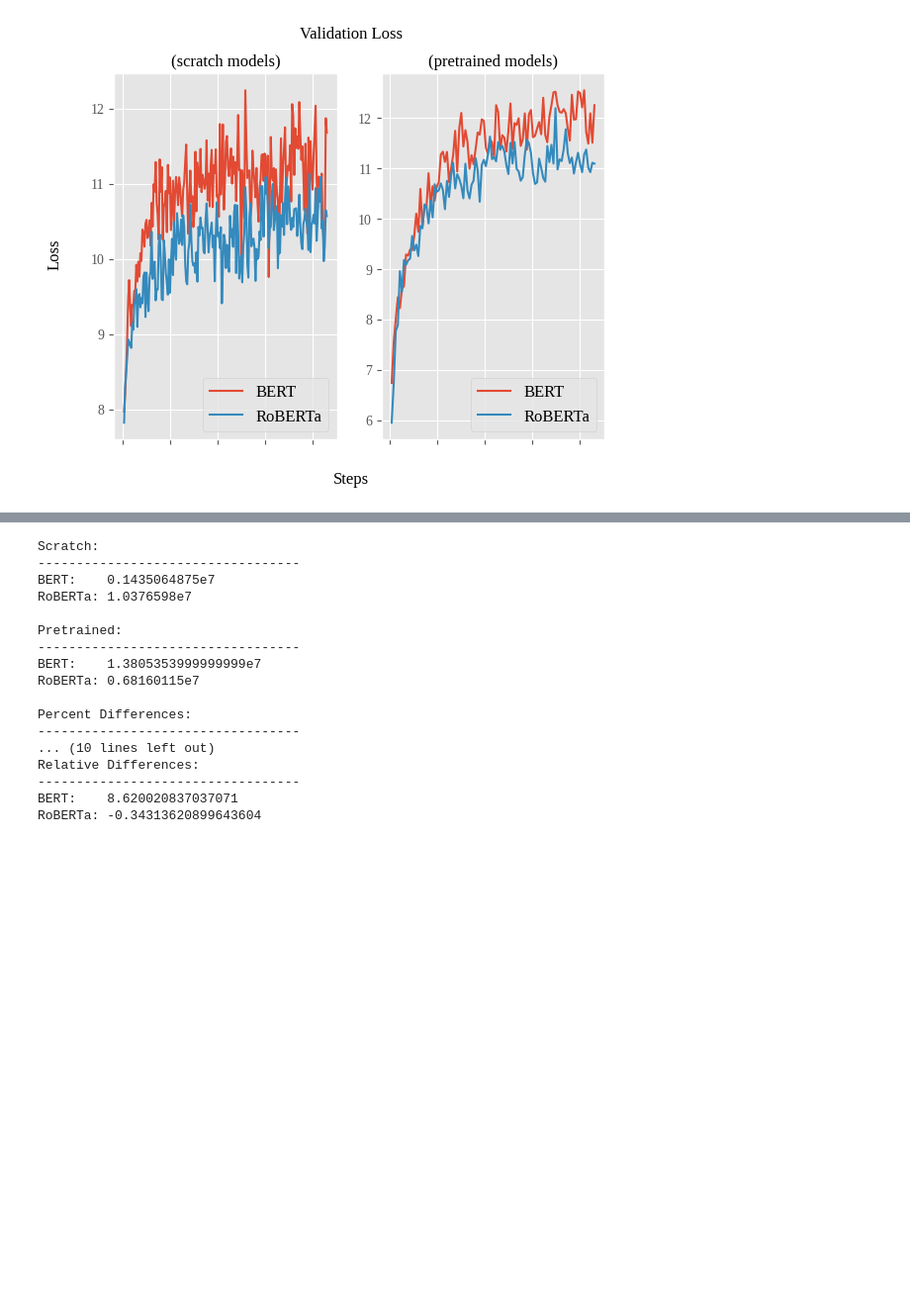
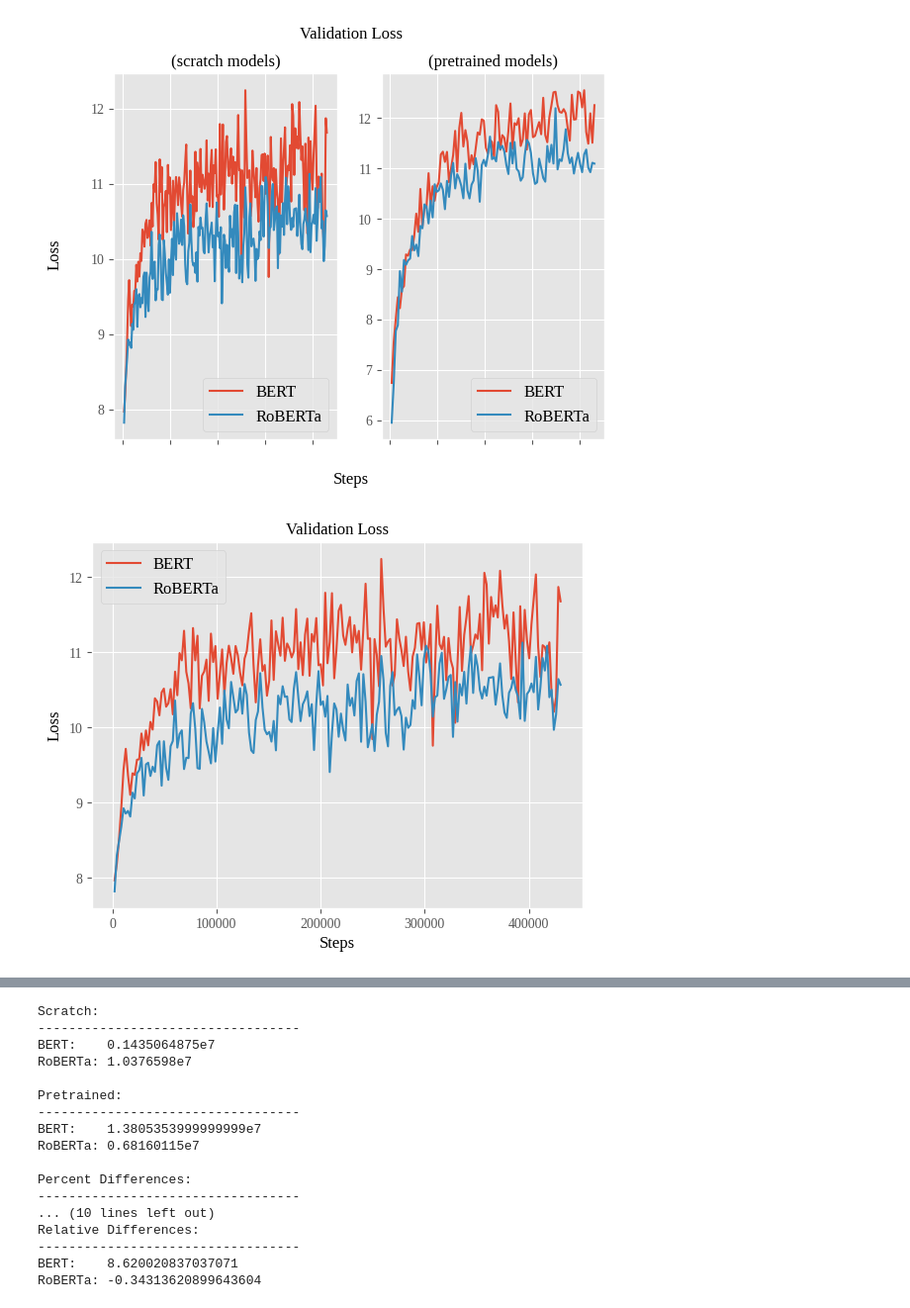
Before and after one commit to AVanDeBrook/msece-thesis, a Jupyter notebook: source/training_plots.ipynb, the cells around one changed output, grey strips where cells are left out. Shown: that part at 99% size. Cells and saved outputs as stored; diff of their text form; code cells hidden in the pictures; blank space fills up the shorter version.

```diff
--- a/source/training_plots.ipynb
+++ b/source/training_plots.ipynb
@@ -294,12 +306,16 @@ v18_valid_events = [(ev.step, ev.value) for ev in v18.Scalars("val_loss")]
 valid_stats = {
     "v12_step": [],
     "v12_loss": [],
+    "v12_ppl": [],
     "v13_step": [],
     "v13_loss": [],
+    "v13_ppl": [],
     "v15_step": [],
     "v15_loss": [],
+    "v15_ppl": [],
     "v18_step": [],
-    "v18_loss": []
+    "v18_loss": [],
+    "v18_ppl": [],
 }
 
 for step, value in v12_valid_events:
@@ -317,6 +333,23 @@ for step, value in v15_valid_events:
 for step, value in v18_valid_events:
     valid_stats["v18_step"].append(step)
     valid_stats["v18_loss"].append(value)
+
+v12_valid_events = [(ev.step, ev.value) for ev in v12.Scalars("val_ppl")]
+v13_valid_events = [(ev.step, ev.value) for ev in v13.Scalars("val_ppl")]
+v15_valid_events = [(ev.step, ev.value) for ev in v15.Scalars("val_ppl")]
+v18_valid_events = [(ev.step, ev.value) for ev in v18.Scalars("val_ppl")]
+
+for step, value in v12_valid_events:
+    valid_stats["v12_ppl"].append(value)
+
+for step, value in v13_valid_events:
+    valid_stats["v13_ppl"].append(value)
+
+for step, value in v15_valid_events:
+    valid_stats["v15_ppl"].append(value)
+
+for step, value in v18_valid_events:
+    valid_stats["v18_ppl"].append(value)
 # %%
 fig, ax = plt.subplots(1, 2)
 
@@ -341,3 +374,16 @@ ax[1].legend(prop={"family": "liberation serif", "weight": "normal", "size": 12}
 plt.show()
 # %% [output]
 [figure]
+# %%
+plt.plot(valid_stats["v12_step"], valid_stats["v12_loss"], label="BERT")
+plt.plot(valid_stats["v13_step"], valid_stats["v13_loss"], label="RoBERTa")
+plt.ylabel("Loss", fontdict=font)
+plt.xlabel("Steps", fontdict=font)
+plt.title("Validation Loss", fontdict=font)
+plt.tick_params(labelfontfamily="liberation serif")
+plt.legend(prop={"family": "liberation serif", "weight": "normal", "size": 12})
+
+plt.savefig("../thesis/figures/scratch_validation_loss.png", format="png")
+plt.show()
+# %% [output]
+[figure, added]
```
Also changed, not shown: parts of 7 cells of this notebook, 12 other files.
